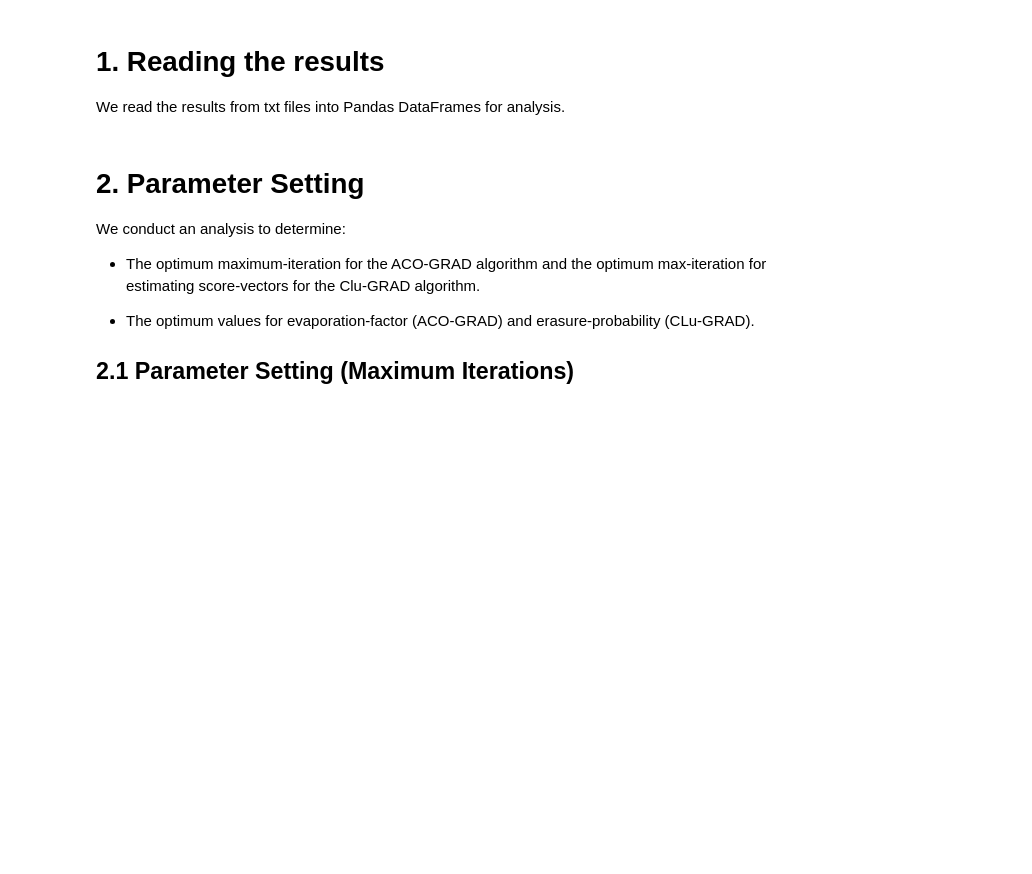
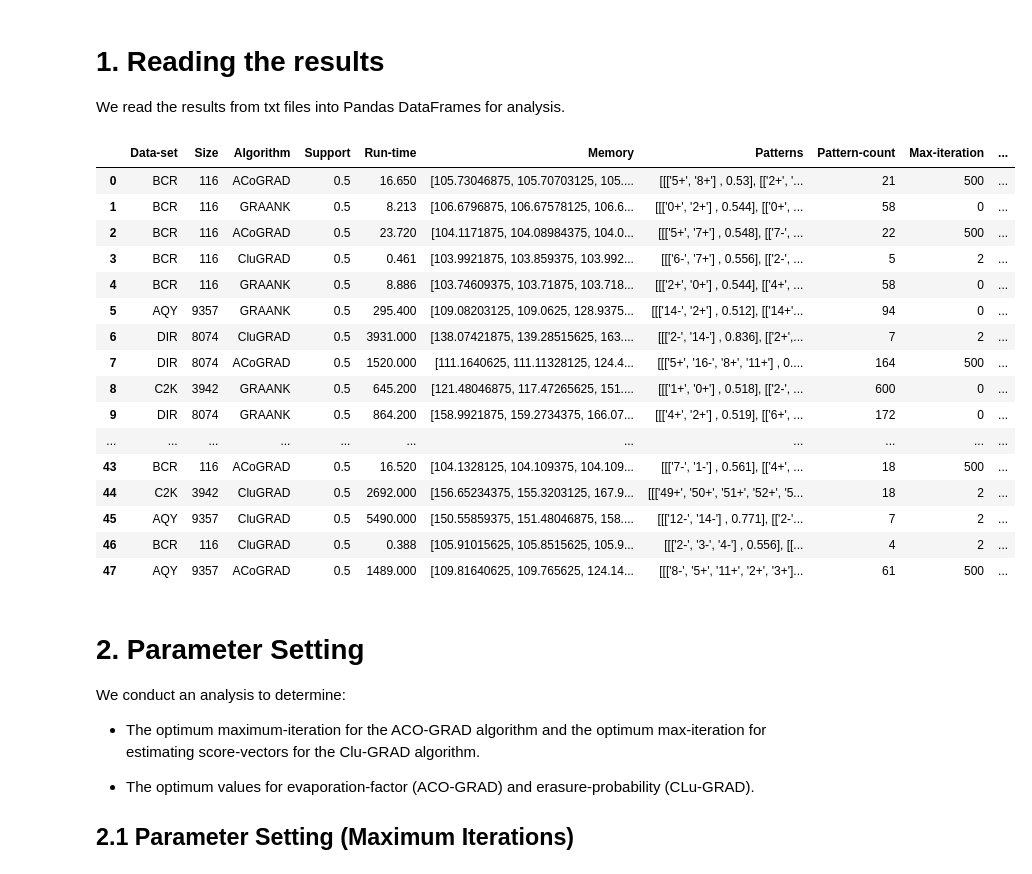
Before and after one commit to owuordickson/meso-hpc-lr, a Jupyter notebook: results/clugp/analysis.ipynb, the cells around one changed output. Drawn from its saved outputs; the diff is of its cells as text; code cells hidden in the pictures; blank space fills up the shorter version.

```diff
--- a/results/clugp/analysis.ipynb
+++ b/results/clugp/analysis.ipynb
@@ -15,6 +15,9 @@ parameter_iter_files = [f for f in listdir(parameter_iter_path) if isfile(join(p
 
 parameter_e_path = "./parameter_e/"
 parameter_e_files = [f for f in listdir(parameter_e_path) if isfile(join(parameter_e_path, f))]
+
+compare_path = "./compare/"
+compare_files = [f for f in listdir(compare_path) if isfile(join(compare_path, f))]
 
 # Parameter Setting (ACO & CLu) - maximum iteration
 column_names = ["Data-set", "Size", "Algorithm", "Support", "Run-time", "Memory", "Patterns", "Pattern-count", "Max-iteration", "E"]
@@ -109,33 +112,103 @@ for file in parameter_e_files:
             true_sup = float(sup_arr[1])
             if true_sup > 0:
                 temp_err = (true_sup - est_sup) / true_sup
                 errs[i] = abs(temp_err)
             else:
                 miss += 1
         # print(errs)
         error_rate = errs.mean()
     else:
         gps = [""] * pat
         gp_pos = res.loc[res['A'] == 'Pattern '].index[0] + 1 # 1st position
         for i in range(pat):
             pos = i + gp_pos
             gps[i] = [res['A'][pos], float(res['B'][pos])]
         error_rate = 0
         miss = 0
     if att == 10:
         col = "BCR"
     elif att == 15:
         col = "AQY"
     elif att == 98:
         col = "C2K"
     else:
         col = ""
     df_pe = df_pe.append({"Data-set": col, "Size": size, "Algorithm":alg, "Support": sup, "Run-time":run, "Memory":mem, "Patterns":gps, "Pattern-count":pat, "Misclustered-patterns":miss, "Support-error":error_rate, "Max-iteration":mit, "E": evp}, ignore_index=True)
 df_pe['Algorithm'].replace({' Clu-GRAD (v1.4)' : 'CluGRAD'}, inplace=True)
 df_pe['Algorithm'].replace({' ACO-GRAANK (v4.0)' : 'ACoGRAD'}, inplace=True)
 
 
+
+# Comparison Experiment (ACO & CLu & GRA) - maximum iteration
+column_names = ["Data-set", "Size", "Algorithm", "Support", "Run-time", "Memory", "Patterns", "Pattern-count", "Max-iteration", "E"]
+df_comp = pd.DataFrame(columns = column_names)
+for file in compare_files:
+    f_path = join(compare_path,file)
+    try:
+        res = pd.read_csv(f_path, names=["A","B"], sep = ':', header=None, engine='python')
+    except Exception:
+        print(f_path)
+
+    run = float(res['B'][0][0:6]) # run-time
+    mem = str(res['B'][1]) # memory
+    alg = str(res['B'][2]) # algorithm
+    att = int(res['B'][3]) # number of attributes in the data set
+    size = int(res['B'][4])  # data set size
+
+    if alg == " GRAANK ":
+        evp = 0
+        mit = 0
+        sup = float(res['B'][5]) # minimum support
+        pat = int(res['B'][7]) # patterns
+    else:
+        evp = float(res['B'][5]) # evaporation-factor / erasure-probability
+        mit = int(res['B'][6]) # maximum iteraction count
+
+        sup = float(res['B'][7]) # minimum support
+        pat = int(res['B'][9]) # patterns
+
+    # Fetch patterns
+    gps = [""] * pat
+    gp_pos = res.loc[res['A'] == 'Pattern '].index[0] + 1 # 1st position
+    for i in range(pat):
+        pos = i + gp_pos
+        gps[i] = [res['A'][pos], float(res['B'][pos])]
+
+    if att == 10:
+        col = "BCR"
+    elif att == 15:
+        col = "AQY"
+    elif att == 98:
+        col = "C2K"
+    elif att == 21:
+        col = "DIR"
+    else:
+        col = ""
+    df_comp = df_comp.append({"Data-set": col, "Size": size, "Algorithm":alg, "Support": sup, "Run-time":run, "Memory":mem, "Patterns":gps, "Pattern-count":pat, "Max-iteration":mit, "E": evp}, ignore_index=True)
+df_comp['Algorithm'].replace({' Clu-GRAD (v1.4)' : 'CluGRAD'}, inplace=True)
+df_comp['Algorithm'].replace({' ACO-GRAANK (v4.0)' : 'ACoGRAD'}, inplace=True)
+
+
 # df_pe
+df_comp
+# %% [output]
+|  | Data-set | Size | Algorithm | Support | Run-time | Memory | Patterns | Pattern-count | Max-iteration | ... |
+| 0 | BCR | 116 | ACoGRAD | 0.5 | 16.650 | [105.73046875, 105.70703125, 105.... | [[['5+', '8+'] , 0.53], [['2+', '... | 21 | 500 | ... |
+| 1 | BCR | 116 | GRAANK | 0.5 | 8.213 | [106.6796875, 106.67578125, 106.6... | [[['0+', '2+'] , 0.544], [['0+', ... | 58 | 0 | ... |
+| 2 | BCR | 116 | ACoGRAD | 0.5 | 23.720 | [104.1171875, 104.08984375, 104.0... | [[['5+', '7+'] , 0.548], [['7-', ... | 22 | 500 | ... |
+| 3 | BCR | 116 | CluGRAD | 0.5 | 0.461 | [103.9921875, 103.859375, 103.992... | [[['6-', '7+'] , 0.556], [['2-', ... | 5 | 2 | ... |
+| 4 | BCR | 116 | GRAANK | 0.5 | 8.886 | [103.74609375, 103.71875, 103.718... | [[['2+', '0+'] , 0.544], [['4+', ... | 58 | 0 | ... |
+| 5 | AQY | 9357 | GRAANK | 0.5 | 295.400 | [109.08203125, 109.0625, 128.9375... | [[['14-', '2+'] , 0.512], [['14+'... | 94 | 0 | ... |
+| 6 | DIR | 8074 | CluGRAD | 0.5 | 3931.000 | [138.07421875, 139.28515625, 163.... | [[['2-', '14-'] , 0.836], [['2+',... | 7 | 2 | ... |
+| 7 | DIR | 8074 | ACoGRAD | 0.5 | 1520.000 | [111.1640625, 111.11328125, 124.4... | [[['5+', '16-', '8+', '11+'] , 0.... | 164 | 500 | ... |
+| 8 | C2K | 3942 | GRAANK | 0.5 | 645.200 | [121.48046875, 117.47265625, 151.... | [[['1+', '0+'] , 0.518], [['2-', ... | 600 | 0 | ... |
+| 9 | DIR | 8074 | GRAANK | 0.5 | 864.200 | [158.9921875, 159.2734375, 166.07... | [[['4+', '2+'] , 0.519], [['6+', ... | 172 | 0 | ... |
+| ... | ... | ... | ... | ... | ... | ... | ... | ... | ... | ... |
+| 43 | BCR | 116 | ACoGRAD | 0.5 | 16.520 | [104.1328125, 104.109375, 104.109... | [[['7-', '1-'] , 0.561], [['4+', ... | 18 | 500 | ... |
+| 44 | C2K | 3942 | CluGRAD | 0.5 | 2692.000 | [156.65234375, 155.3203125, 167.9... | [[['49+', '50+', '51+', '52+', '5... | 18 | 2 | ... |
+| 45 | AQY | 9357 | CluGRAD | 0.5 | 5490.000 | [150.55859375, 151.48046875, 158.... | [[['12-', '14-'] , 0.771], [['2-'... | 7 | 2 | ... |
+| 46 | BCR | 116 | CluGRAD | 0.5 | 0.388 | [105.91015625, 105.8515625, 105.9... | [[['2-', '3-', '4-'] , 0.556], [[... | 4 | 2 | ... |
+| 47 | AQY | 9357 | ACoGRAD | 0.5 | 1489.000 | [109.81640625, 109.765625, 124.14... | [[['8-', '5+', '11+', '2+', '3+']... | 61 | 500 | ... |
 # %% [markdown]
 # 2. Parameter Setting
 
```
Also changed, not shown: parts of 1 cell of this notebook, 25 other files.
